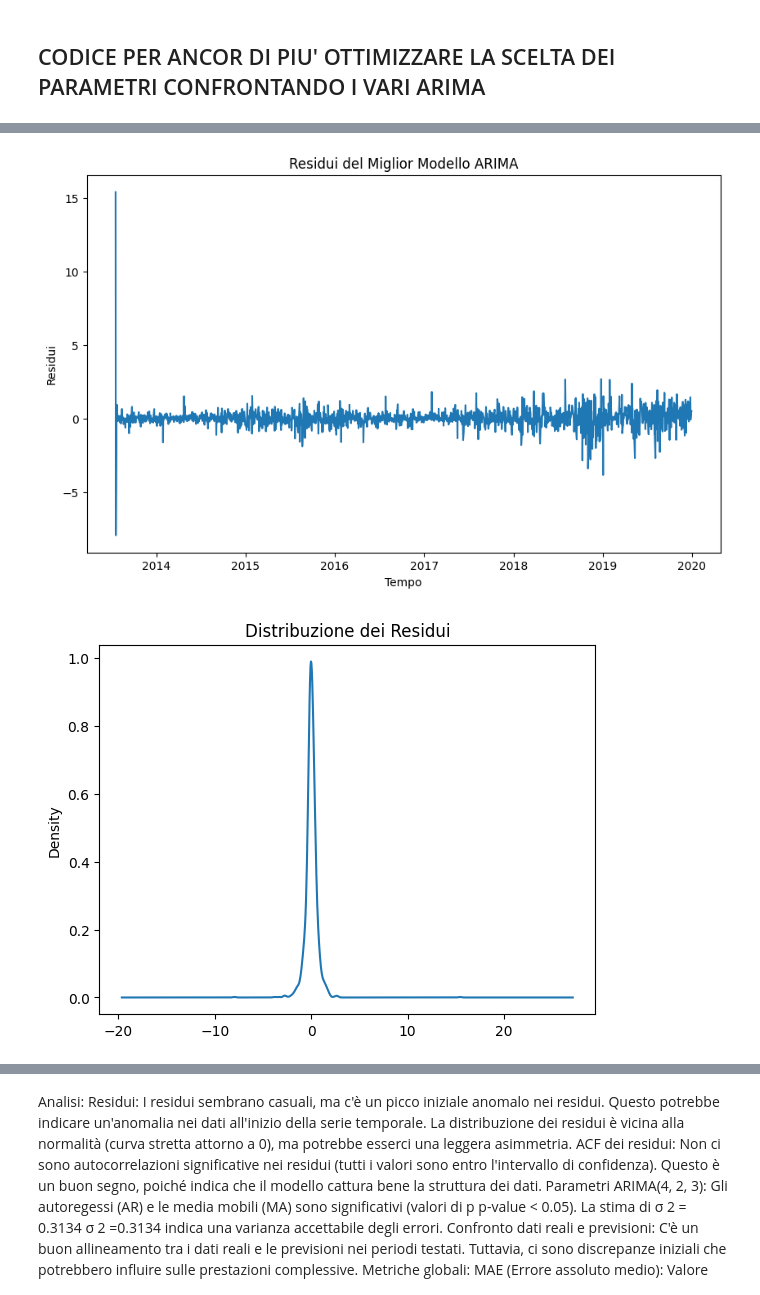
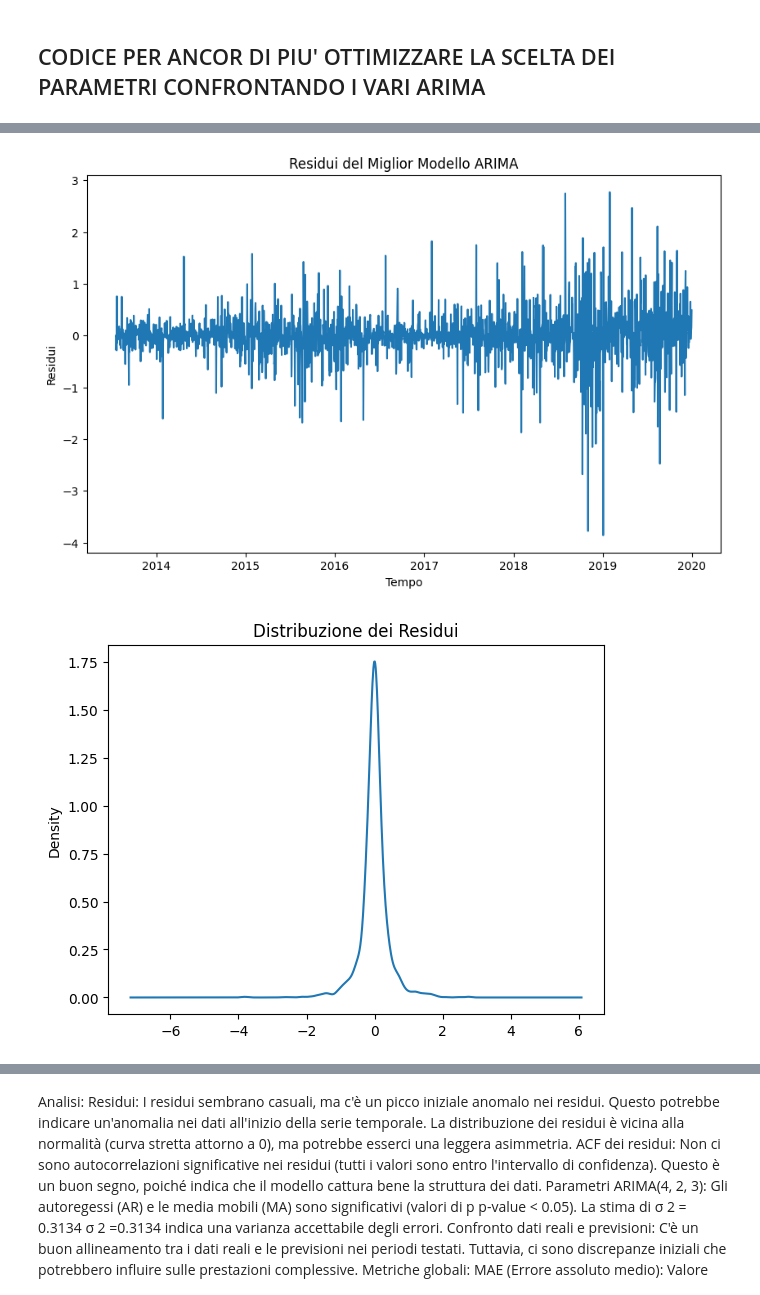
Before and after one commit to diegosantarelli/Data_science_2024, a Jupyter notebook: DS_Python/Stock_market.ipynb, the cells around one changed output, grey strips where cells are left out. Cells and saved outputs as stored; diff of their text form; code cells hidden in the pictures.

Commit message:
Corretto grafico dei residui

```diff
--- a/DS_Python/Stock_market.ipynb
+++ b/DS_Python/Stock_market.ipynb
@@ -788,66 +809,63 @@ Tuttavia, il valore alto di ACF1 e la bassa correlazione tra osservati e previst
 ## CODICE PER ANCOR DI PIU' OTTIMIZZARE LA SCELTA DEI PARAMETRI CONFRONTANDO I VARI ARIMA
 # %%
 import itertools
+import numpy as np
+import pandas as pd
+import matplotlib.pyplot as plt
 from statsmodels.tsa.arima.model import ARIMA
 from sklearn.metrics import mean_absolute_error, mean_squared_error
-import numpy as np
-import pandas as pd
+from statsmodels.graphics.tsaplots import plot_acf
 
-# Definizione dei range per i parametri
-p = range(0, 5)  # Valori possibili di p
-d = [0, 1, 2]    # Differenziazione da testare
-q = range(0, 5)  # Valori possibili di q
+# 1. Differenziazione dei dati
+train_data_diff = train_data['close/last'].diff().dropna()
+
+# 2. Definizione dei range per i parametri ARIMA
+p = range(0, 5)
+d = [0]  # Utilizziamo solo d=0 poiché abbiamo già differenziato i dati
+q = range(0, 5)
 pdq = list(itertools.product(p, d, q))
 
-# Variabili per memorizzare i risultati
+# 3. Inizializzazione delle variabili per l'ottimizzazione
 best_model = None
 best_aic = float('inf')
 best_order = None
 results_summary = []
 
-# Ottimizzazione del modello ARIMA
+# 4. Ottimizzazione del modello ARIMA sui dati differenziati
+print("Inizio dell'ottimizzazione ARIMA...")
 for param in pdq:
     try:
-        # Adatta il modello ARIMA
-        model = ARIMA(train_data['close/last'], order=param)
+        model = ARIMA(train_data_diff, order=param)
         results = model.fit()
 
-        # Salva i risultati
+        # Calcolo AIC, MAE, e RMSE
         aic = results.aic
-        mae = mean_absolute_error(train_data['close/last'], results.fittedvalues)
-        rmse = np.sqrt(mean_squared_error(train_data['close/last'], results.fittedvalues))
+        mae = mean_absolute_error(train_data_diff, results.fittedvalues)
+        rmse = np.sqrt(mean_squared_error(train_data_diff, results.fittedvalues))
 
-        results_summary.append({
-            'Order': param,
-            'AIC': aic,
-            'MAE': mae,
-            'RMSE': rmse
-        })
+        # Salvataggio dei risultati
+        results_summary.append({'Order': param, 'AIC': aic, 'MAE': mae, 'RMSE': rmse})
 
-        # Aggiorna il miglior modello
+        # Aggiornamento del miglior modello trovato
         if aic < best_aic:
             best_aic = aic
             best_model = results
             best_order = param
     except Exception as e:
+        print(f"Errore con parametri {param}: {e}")
         continue
 
-# Crea un DataFrame con i risultati
-results_df = pd.DataFrame(results_summary)
-results_df = results_df.sort_values(by='AIC')
-
-# Mostra il miglior modello
-print(f"Miglior modello: ARIMA{best_order} con AIC: {best_aic}")
+# 5. Creazione del DataFrame dei risultati e ordinamento per AIC
+results_df = pd.DataFrame(results_summary).sort_values(by='AIC')
+print(f"\nMiglior modello: ARIMA{best_order} con AIC: {best_aic}")
 print(best_model.summary())
 
-# Mostra i top 5 modelli
+# 6. Visualizzazione dei risultati
 print("\nTop 5 modelli:")
 print(results_df.head(5))
 
-# Plot dei residui del miglior modello
-import matplotlib.pyplot as plt
+# 7. Plot dei residui del miglior modello
 residuals = best_model.resid
-
 plt.figure(figsize=(10, 6))
 plt.plot(residuals)
 plt.title("Residui del Miglior Modello ARIMA")
@@ -855,17 +873,16 @@ plt.xlabel("Tempo")
 plt.ylabel("Residui")
 plt.show()
 
-# Distribuzione dei residui
+# 8. Distribuzione dei residui
 residuals.plot(kind='kde', title="Distribuzione dei Residui")
 plt.show()
 
-# Verifica di autocorrelazione dei residui
-from statsmodels.graphics.tsaplots import plot_acf
+# 9. Verifica di autocorrelazione dei residui
 plot_acf(residuals, lags=40)
 plt.title("ACF dei Residui")
 plt.show()
 
-# Valutazione delle previsioni
+# 10. Valutazione delle previsioni
 forecast = best_model.forecast(steps=len(test_data))
 plt.figure(figsize=(10, 6))
 plt.plot(test_data['close/last'], label="Dati Reali")
@@ -894,2 +911,2 @@ Covariance Type:                  opg
-[figure, old version]
+[figure, new version]
-[figure, old version]
+[figure, new version]
```
Also changed, not shown: parts of 15 cells of this notebook.
